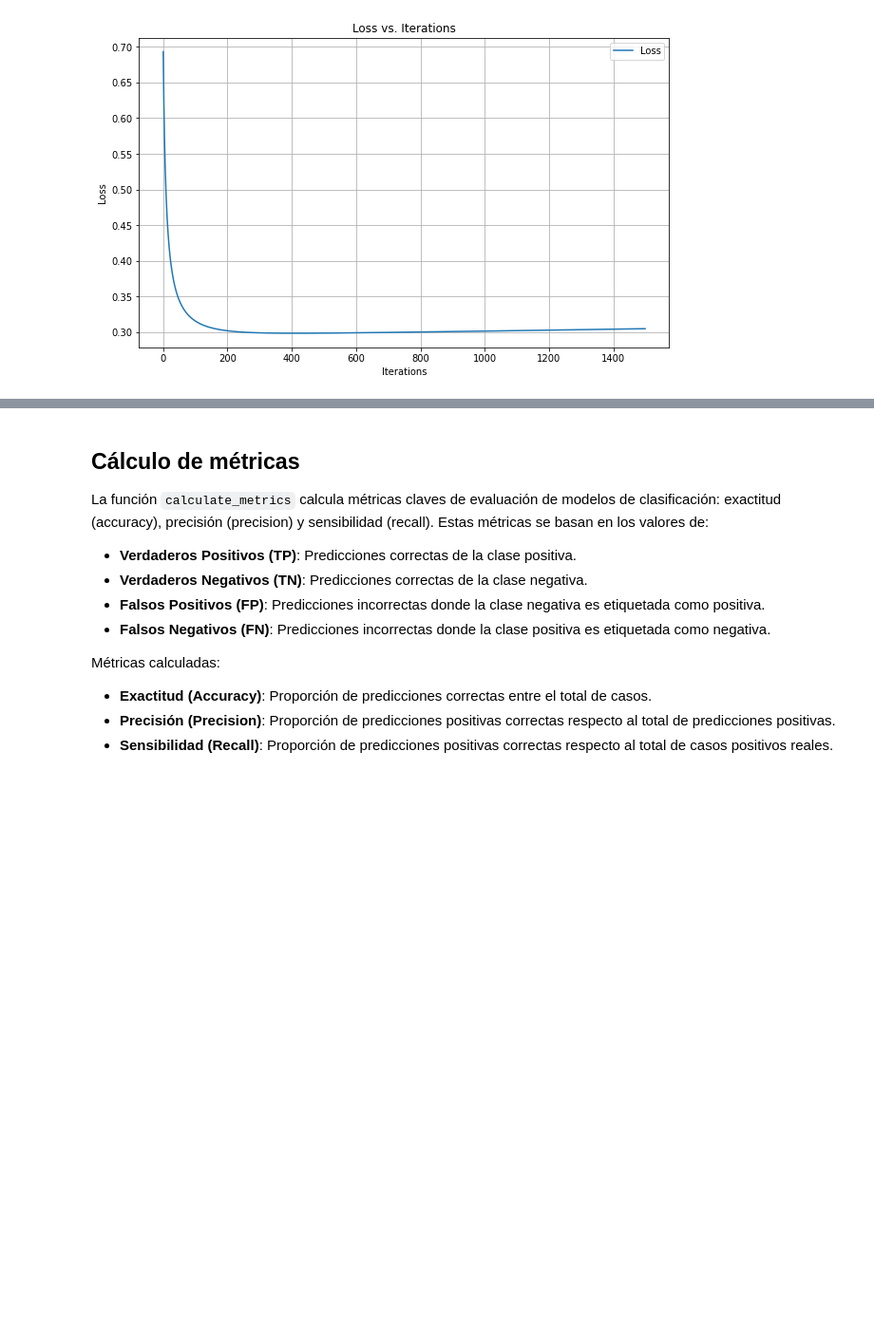
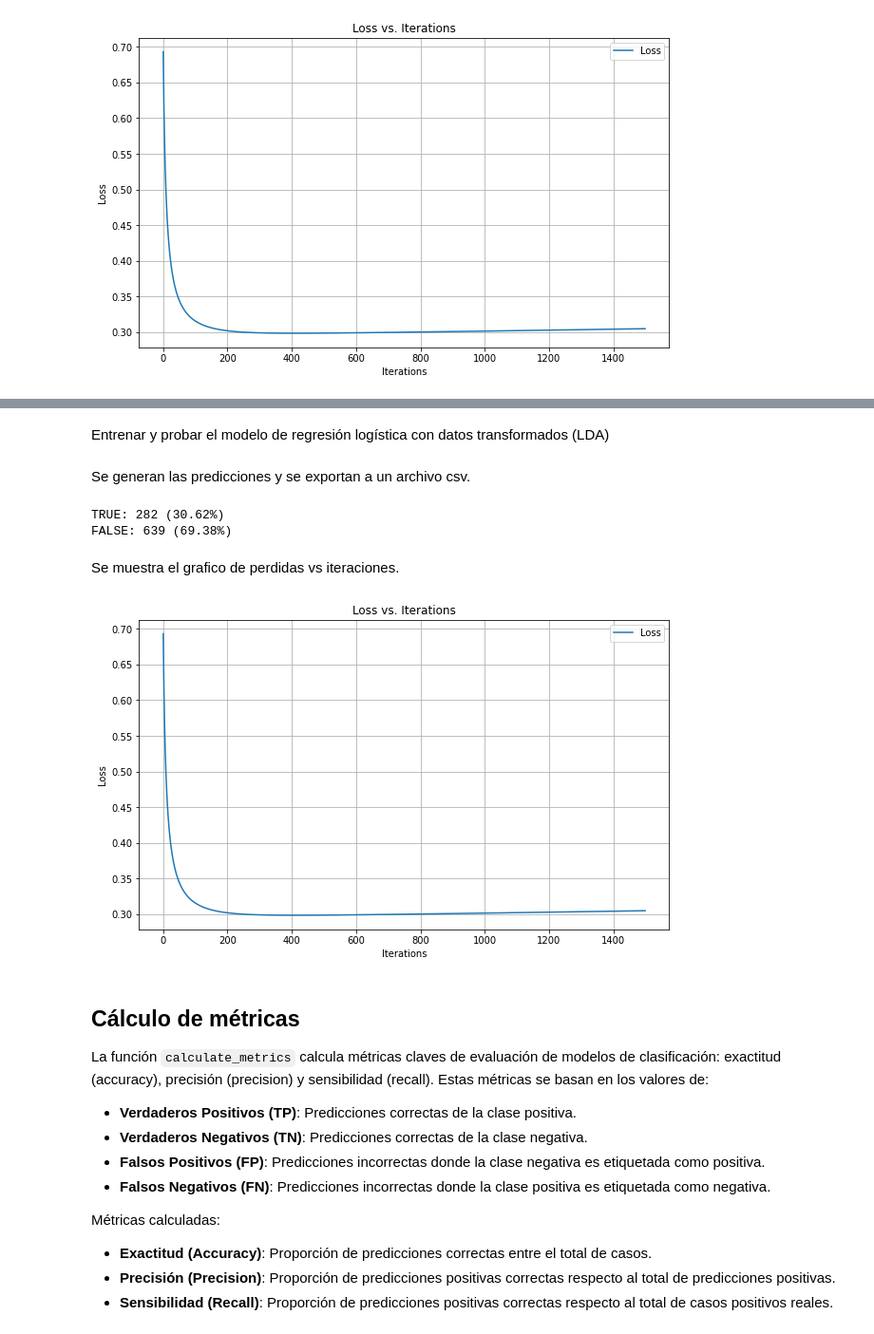
Before and after one commit to natalia-romero/deep_learning, a Jupyter notebook: tarea_1/tarea_1.ipynb, the cells around one changed output, grey strips where cells are left out. Shown: that part at 95% size. Drawn from its saved outputs; the diff is of its cells as text; code cells hidden in the pictures; blank space fills up the shorter version.

```diff
--- a/tarea_1/tarea_1.ipynb
+++ b/tarea_1/tarea_1.ipynb
@@ -239,0 +276,2 @@ lr_pca.plot_loss()
+# %% [markdown]
+Entrenar y probar el modelo de regresión logística con datos transformados (LDA)
@@ -240,3 +281,17 @@ lr_pca.plot_loss()
+# %% [markdown]
+Se generan las predicciones y se exportan a un archivo csv.
+# %%
+predictions = lr_lda.predict(X_test_lda)
+np.savetxt("submission_lda.csv", predictions, delimiter=",", fmt='%d', header="ID,Class", comments='')
+# %% [output]
+TRUE: 282 (30.62%)
+FALSE: 639 (69.38%)
+# %% [markdown]
+Se muestra el grafico de perdidas vs iteraciones.
+# %%
+lr_lda.plot_loss()
+# %% [output]
+[figure, added]
 # %% [markdown]
 ## Cálculo de métricas
 
```
Also changed, not shown: parts of 11 cells of this notebook.
